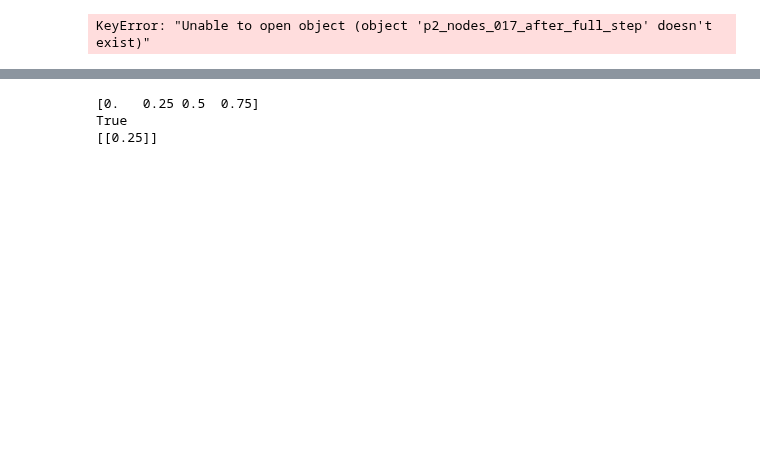
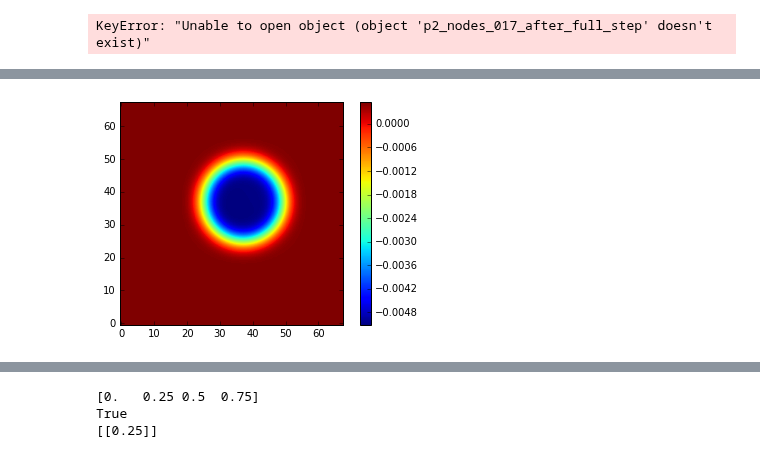
Before and after one commit to ray-chew/pyBELLA, a Jupyter notebook: visualiser_debugger/travelling_vortex.ipynb, the cells around one changed output, grey strips where cells are left out. Cells and saved outputs as stored; diff of their text form; code cells hidden in the pictures; blank space fills up the shorter version.

Commit message:
TV notebok: blending diagnostics included

```diff
--- a/visualiser_debugger/travelling_vortex.ipynb
+++ b/visualiser_debugger/travelling_vortex.ipynb
@@ -923,0 +845,82 @@ for attribute in attributes:
+# %%
+import h5py
+from scipy import signal
+
+file = h5py.File("/home/ray/git-projects/RKLM_Reference/output_travelling_vortex/output_travelling_vortex_ensemble=1_64_64_1.0_cont_blend_fs=20_ts=0.h5")
+step = '009'
+tag = 'after_full_step'
+# rhoYn = file['rhoYn']['rhoYn_'+ step +'_'+tag][...]
+# rhoYc = file['rhoYc']['rhoYc_'+ step +'_'+tag][...]
+# rhoY = file['rhoYcomp']['rhoYcomp_'+ step +'_'+tag][...]
+dp2n0 = file['p2_nodes']['p2_nodes_'+ step +'_'+tag][...]
+# Yn = file['Yn']['Yn_'+ step +'_'+tag][...]
+rhoY = file['rhoY']['rhoY_' + step + '_' + tag][...]
+# dp2n = 1.0
+file.close()
+
+file = h5py.File("/home/ray/git-projects/RKLM_Reference/output_travelling_vortex/output_travelling_vortex_ensemble=1_64_64_1.0_psinc.h5")
+step = '009'
+tag = 'after_full_step'
+# rhoYn = file['rhoYn']['rhoYn_'+ step +'_'+tag][...]
+# rhoYc = file['rhoYc']['rhoYc_'+ step +'_'+tag][...]
+# rhoY = file['rhoYcomp']['rhoYcomp_'+ step +'_'+tag][...]
+dp2n1 = file['p2_nodes']['p2_nodes_'+ step +'_'+tag][...]
+# Yn = file['Yn']['Yn_'+ step +'_'+tag][...]
+rhoY = file['rhoY']['rhoY_' + step + '_' + tag][...]
+# dp2n = 1.0
+file.close()
+
+m0 = dp2n0.mean()
+m1 = dp2n1.mean()
+m0 = 0.0
+m1 = 0.0
+a = 0.5
+b = 0.5
+# dp2n = a*(dp2n0 - m0) + b*(dp2n1 - m1)
+dp2n = dp2n1 - dp2n1.mean()
+
+file = h5py.File("/home/ray/git-projects/RKLM_Reference/output_travelling_vortex/output_travelling_vortex_ensemble=1_64_64_1.0_truth.h5")
+step = '009'
+tag = 'after_full_step'
+# rhoYn = file['rhoYn']['rhoYn_'+ step +'_'+tag][...]
+# rhoYc = file['rhoYc']['rhoYc_'+ step +'_'+tag][...]
+# rhoY = file['rhoYcomp']['rhoYcomp_'+ step +'_'+tag][...]
+dp2ncomp = file['p2_nodes']['p2_nodes_'+ step +'_'+tag][...]
+# Yn = file['Yn']['Yn_'+ step +'_'+tag][...]
+rhoYc = file['rhoY']['rhoY_' + step + '_' + tag][...]
+# dp2n = 1.0
+file.close()
+
+p20 = 86220
+# print(p20)
+
+msq = 1.159823706796567e-05
+# print(p20)
+gm1 = 1.4 - 1.
+gm1inv = 1./gm1
+
+# print(np.ones(2*[2]))
+dp2c = signal.fftconvolve(dp2n, np.ones(dp2n.ndim * [2]), mode='valid')* 0.25
+dp2ncc = signal.fftconvolve(dp2ncomp, np.ones(dp2ncomp.ndim * [2]), mode='valid')* 0.25
+rel = (rhoY**gm1 - 1.0 + dp2c)
+# ret = (rhoY)**gm1/msq - p20
+plt.figure()
+plt.imshow(rel, origin='lower')
+# plt.imshow(dp2n - dp2n.mean(), origin='lower')
+plt.colorbar()
+plt.show()
+
+
+plt.figure()
+# plt.imshow(rel)
+plt.imshow(dp2ncc - rel, origin='lower')
+plt.colorbar()
+plt.show()
+
+plt.figure()
+# plt.imshow(rel)
+plt.imshow(dp2ncomp - dp2ncomp.mean(), origin='lower')
+plt.colorbar()
+plt.show()
+# %% [output]
+[figure, added]
```
Also changed, not shown: parts of 9 cells of this notebook.
